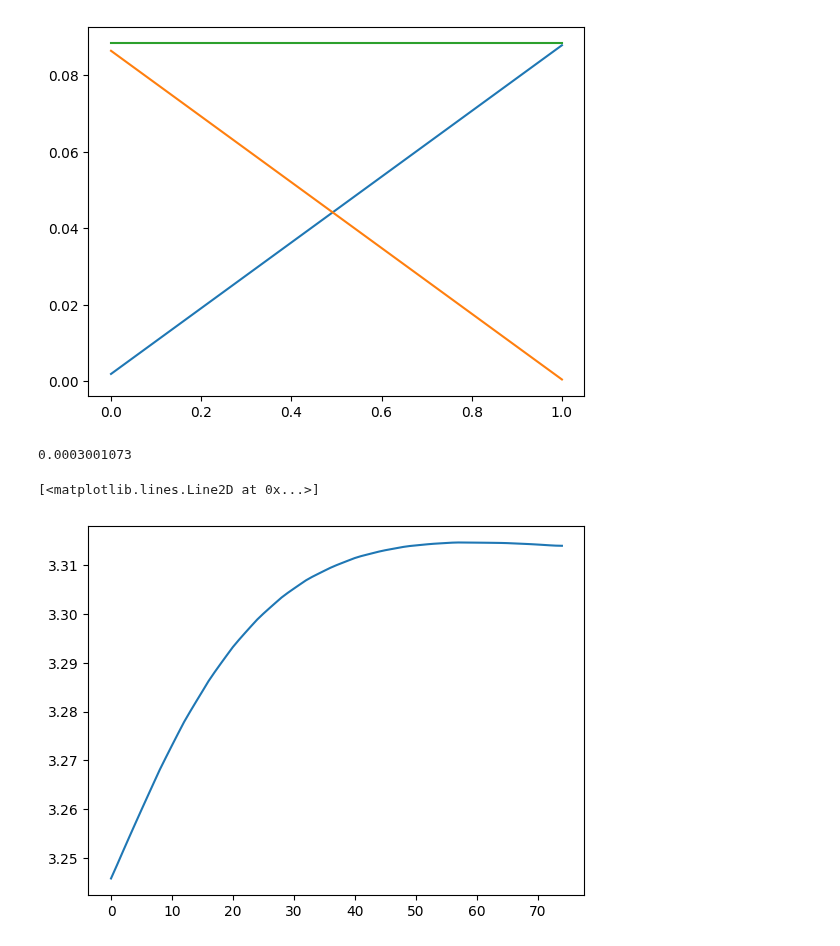
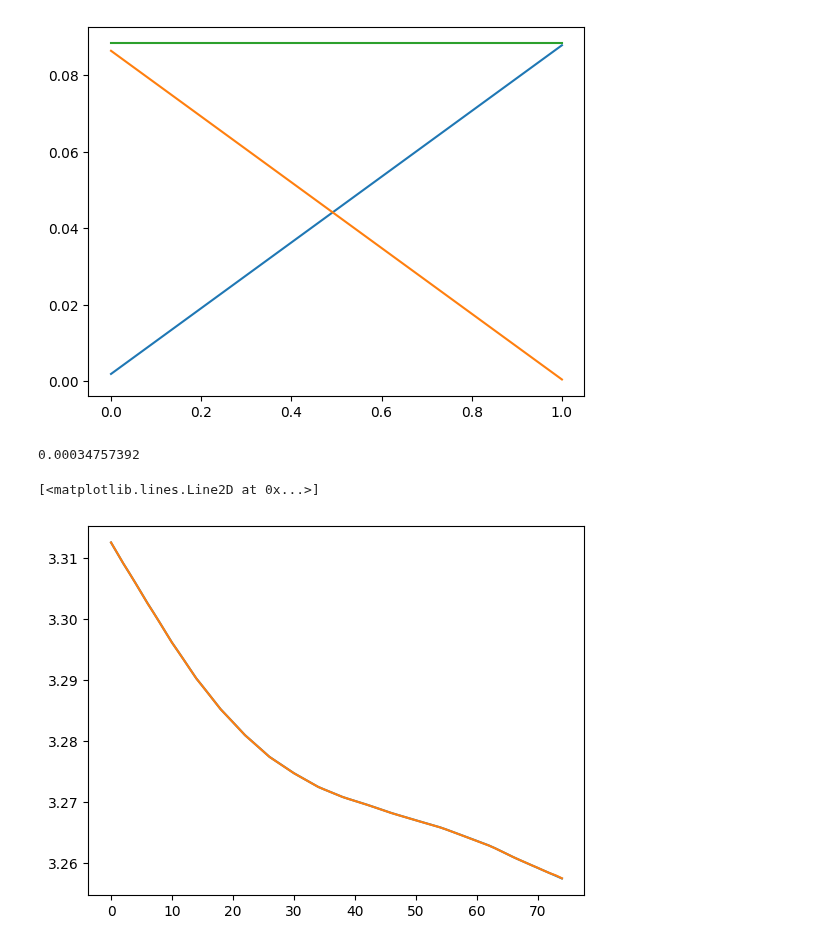
Before and after one commit to yingzai1/spm_neuraloperator, a Jupyter notebook: lfp_soc.ipynb, the cells around one changed output. Saved outputs shown, nothing was run; the diff lists cells and outputs as text; code cells hidden in the pictures.

```diff
--- a/lfp_soc.ipynb
+++ b/lfp_soc.ipynb
@@ -16,6 +16,6 @@ CONV_WEIGHT = 10
 # %%
-anode_file = "trained_models/lfp/anode_GRF_Prada2013__2025-04-07_17-57-17.msgpack"
-cathode_file = "trained_models/lfp/anode_GRF_Prada2013__2025-04-07_17-57-17.msgpack"
+anode_file = "trained_models/lfp/anode_GRF_Prada2013__2025-04-08_16-03-24.msgpack"
+cathode_file = "trained_models/lfp/cathode_GRF_Prada2013__2025-04-08_17-00-06.msgpack"
 
 test_data = np.load("data/spm/for_soc/test/GRF_Prada2013_2200.npz")
 # %%
@@ -270,7 +284,7 @@ plt.plot(socs, c0s_anode*cs_max_a*Lan*epsan*A + c0s_cathode*cs_max_c*Lca*epsca*A
 params_anode = flax.serialization.from_bytes(params, params_anode)
 params_cathode = flax.serialization.from_bytes(params, params_cathode)
 # %%
-test_idx = np.random.randint(2, 8800)
+test_idx = np.random.randint(0, 8800)
 # %%
 def get_dummy_measurement(I, cn_anode, cn_cathode, noise = 0, max_retries = 1000, idx = None):
 
@@ -470,7 +484,7 @@ batch_fno_predict_concentrations = jax.vmap(fno_predict_concentrations, in_axes
 
 batch_size = 100
 
-V_meas, test_idx = get_dummy_measurement(test_I, test_cn_anode, test_cn_cathode, noise = 0, idx = 2000)
+V_meas, test_idx = get_dummy_measurement(test_I, test_cn_anode, test_cn_cathode, noise = 0, idx = 1)
 # %%
 _, V_1 = functions.post_proc(params_bat, test_I[test_idx], 0, test_cn_anode[test_idx,-1,:], 0, test_cn_cathode[test_idx,-1,:], Ran, Rca, epsan, epsca, Lan, Lca, A)
 # %%
@@ -480,12 +494,12 @@ can, cca = fno_predict_concentrations(test_c0_anode[test_idx], test_c0_cathode[t
 # %%
 np.mean(np.abs(can - test_cn_anode[test_idx]))
 # %% [output]
-0.0003001073
+0.00034757392
 # %%
-#plt.plot(V_1)
+plt.plot(V_1)
 plt.plot(V_2)
 # %% [output]
 [<matplotlib.lines.Line2D at 0x...>]
-[figure, old version]
+[figure, new version]
 # %%
 target_current = test_I[test_idx]
```
Also changed, not shown: parts of 41 cells of this notebook, 34 other files.
